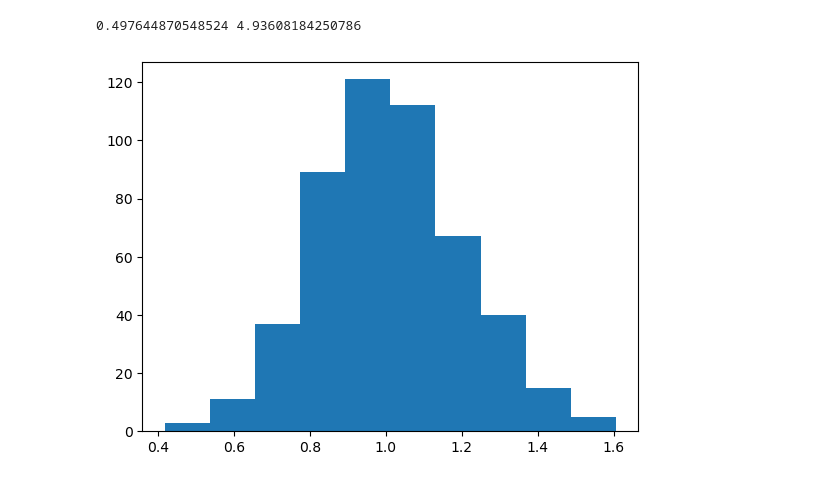
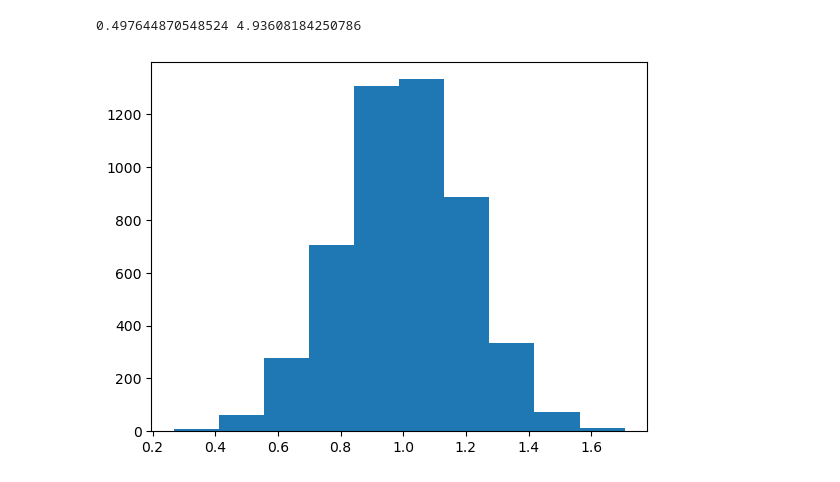
Before and after one commit to cabrau/pareto-edge, a Jupyter notebook: experiments/linear_model_selection_simulation.ipynb, the cells around one changed output. Cells and saved outputs as stored; diff of their text form; code cells hidden in the pictures.

```diff
--- a/experiments/linear_model_selection_simulation.ipynb
+++ b/experiments/linear_model_selection_simulation.ipynb
@@ -93,15 +93,15 @@ print(single_tradeoff_model.error_rate,single_tradeoff_model.mean_energy_cost)
 0.497644870548524 4.93608184250786
 # %%
 tasks = []
-for t in range(500):
+for t in range(5000):
     difficulty = np.random.normal(loc=1, scale=0.2)
     #difficulty = 1.0
     #task = Task(difficulty)
     tasks.append(difficulty)
 plt.hist(tasks)
 plt.show()
 # %% [output]
-[figure, old version]
+[figure, new version]
 # %%
 # simulation - heuristics battery
 # task difficulty estimation?
```
Also changed, not shown: parts of 5 cells of this notebook, 1 other file.
